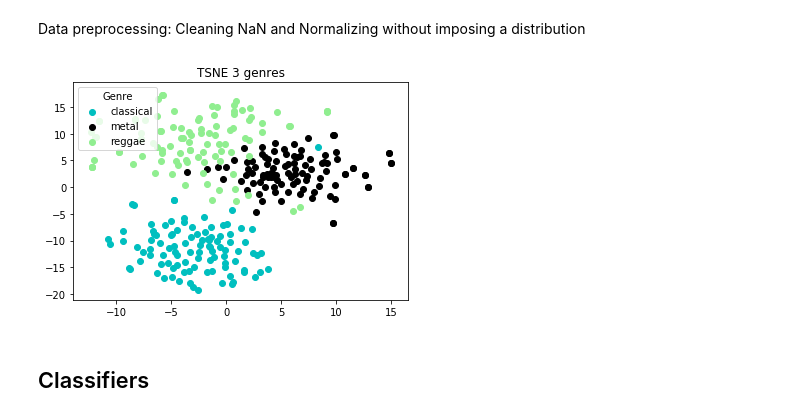
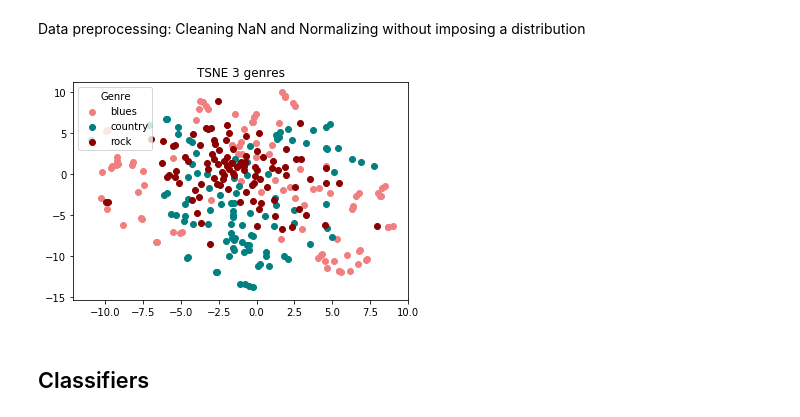
Before and after one commit to iurregog/MusicExploration, a Jupyter notebook: Timbral_Features_supervised_learning3similar.ipynb, the cells around one changed output. Cells and saved outputs as stored; diff of their text form; code cells hidden in the pictures.

```diff
--- a/Timbral_Features_supervised_learning3similar.ipynb
+++ b/Timbral_Features_supervised_learning3similar.ipynb
@@ -19,7 +19,7 @@ from sklearn.preprocessing import OneHotEncoder, label_binarize
 from sklearn.model_selection import train_test_split, StratifiedKFold
 #from sklearn.metrics import roc_curve, roc_auc_score, plot_roc_curve, auc
 # %%
-data = pd.read_csv("mfccToy.csv",header=None)
+data = pd.read_csv("mfccToy2.csv",header=None)
 data = pd.DataFrame(data).to_numpy()
 data.shape
 # %% [output]
@@ -62,11 +51,11 @@ def plotgenres(Xe,target,pred,title):
 # %%
 Xe= manifold.TSNE( metric='euclidean', method='barnes_hut').fit_transform(X_norm)
 fig,ax=plt.subplots()
-ax.scatter(Xe[target==1,0],Xe[target==1,1],c="c",label="classical")
-ax.scatter(Xe[target==2,0],Xe[target==2,1],c="black",label="metal")
-ax.scatter(Xe[target==3,0],Xe[target==3,1],c="lightgreen",label="reggae")
+ax.scatter(Xe[target==1,0],Xe[target==1,1],c="lightcoral",label="blues")
+ax.scatter(Xe[target==2,0],Xe[target==2,1],c="teal",label="country")
+ax.scatter(Xe[target==3,0],Xe[target==3,1],c="darkred",label="rock")
 plt.legend(loc='upper left',title="Genre")
 plt.title('TSNE 3 genres')
 plt.show()
 # %% [output]
-[figure, old version]
+[figure, new version]
```
Also changed, not shown: parts of 24 cells of this notebook, 1 other file.
